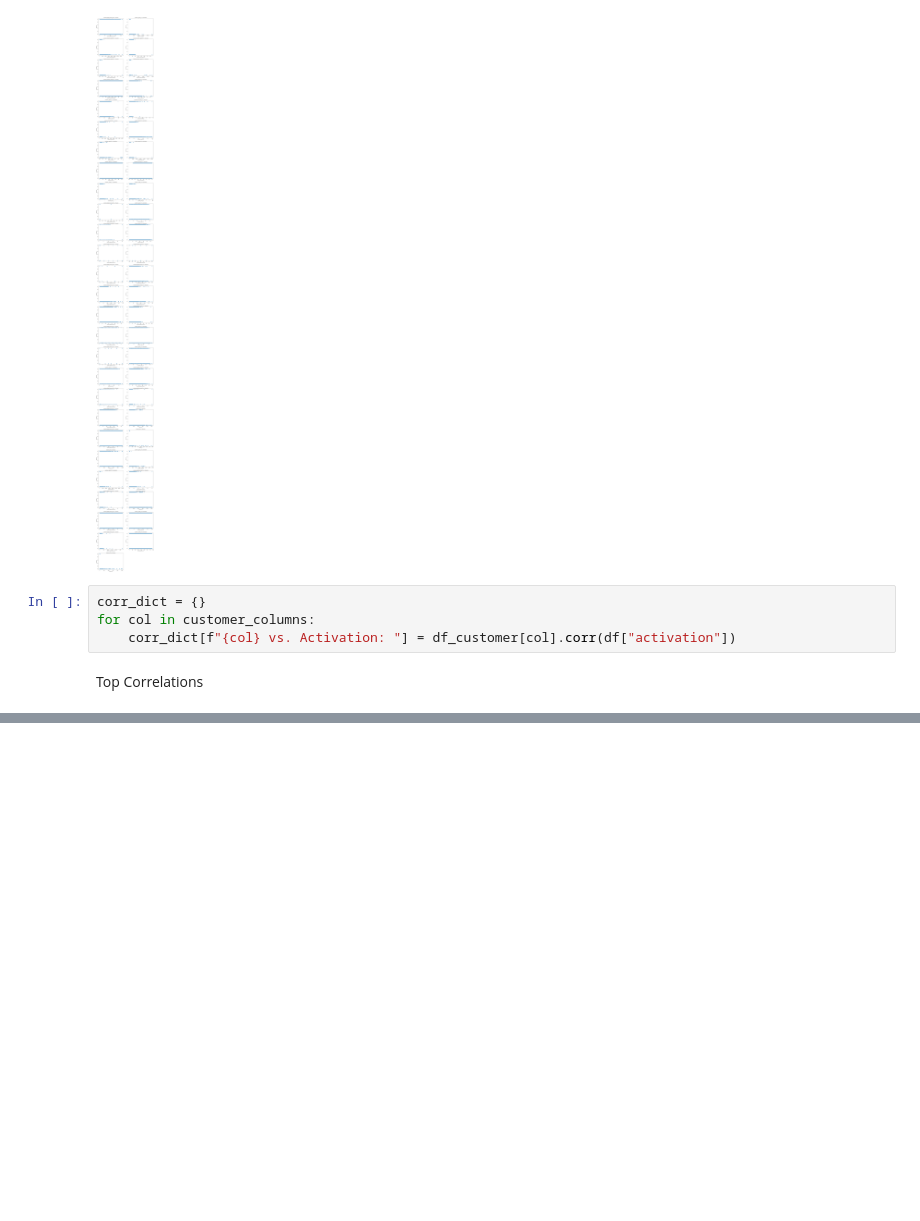
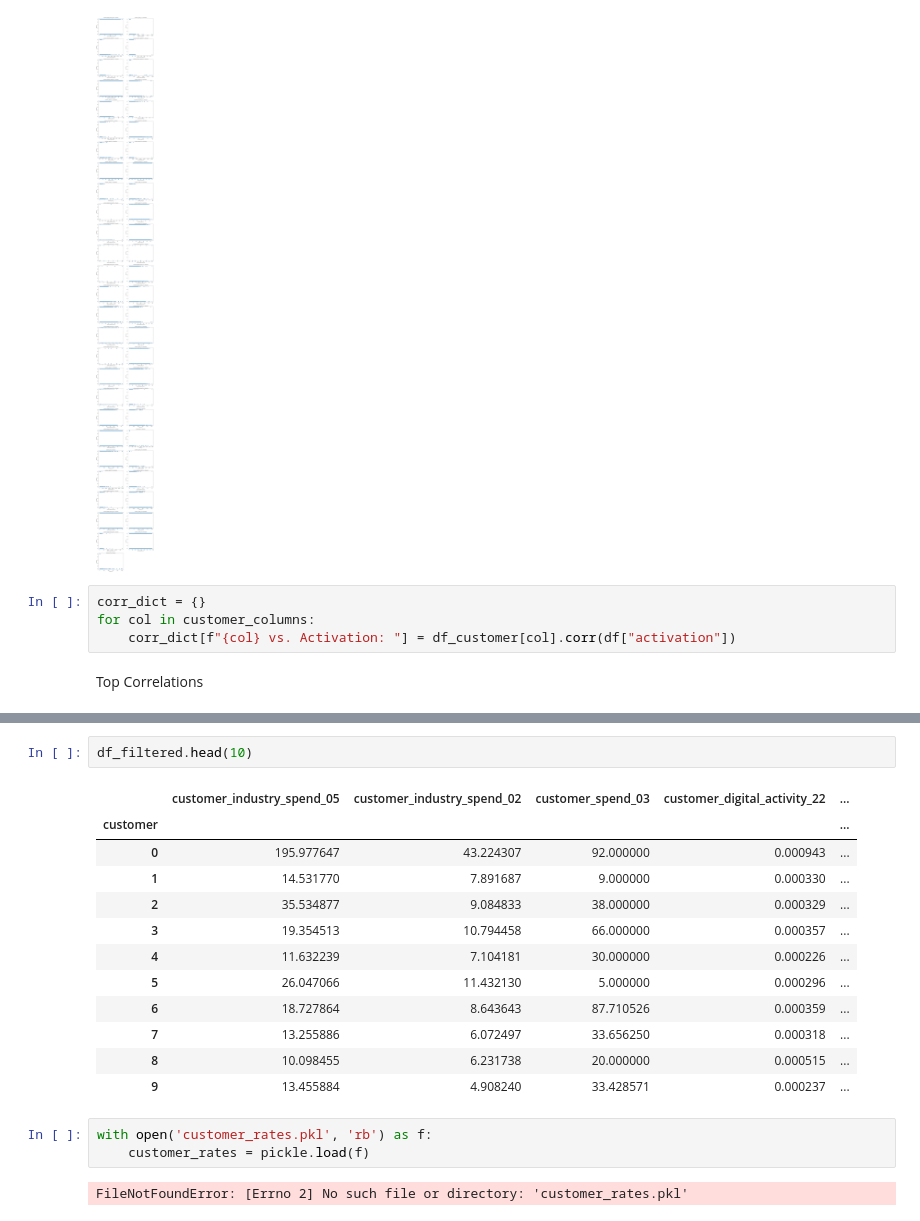
Before and after one commit to ItsEyan/Amex-Hackathon, a Jupyter notebook: customer.ipynb, the cells around one changed output, grey strips where cells are left out. Saved outputs shown, nothing was run; the diff lists cells and outputs as text; blank space fills up the shorter version.

```diff
--- a/customer.ipynb
+++ b/customer.ipynb
@@ -108,0 +231,20 @@ Top Correlations
+# %%
+df_filtered.head(10)
+# %% [output]
+|  | customer_industry_spend_05 | customer_industry_spend_02 | customer_spend_03 | customer_digital_activity_22 | ... |
+| customer |  |  |  |  | ... |
+| 0 | 195.977647 | 43.224307 | 92.000000 | 0.000943 | ... |
+| 1 | 14.531770 | 7.891687 | 9.000000 | 0.000330 | ... |
+| 2 | 35.534877 | 9.084833 | 38.000000 | 0.000329 | ... |
+| 3 | 19.354513 | 10.794458 | 66.000000 | 0.000357 | ... |
+| 4 | 11.632239 | 7.104181 | 30.000000 | 0.000226 | ... |
+| 5 | 26.047066 | 11.432130 | 5.000000 | 0.000296 | ... |
+| 6 | 18.727864 | 8.643643 | 87.710526 | 0.000359 | ... |
+| 7 | 13.255886 | 6.072497 | 33.656250 | 0.000318 | ... |
+| 8 | 10.098455 | 6.231738 | 20.000000 | 0.000515 | ... |
+| 9 | 13.455884 | 4.908240 | 33.428571 | 0.000237 | ... |
+# %%
+with open('customer_rates.pkl', 'rb') as f:
+    customer_rates = pickle.load(f)
+# %% [output]
+FileNotFoundError: [Errno 2] No such file or directory: 'customer_rates.pkl'
```
Also changed, not shown: parts of 9 cells of this notebook.
